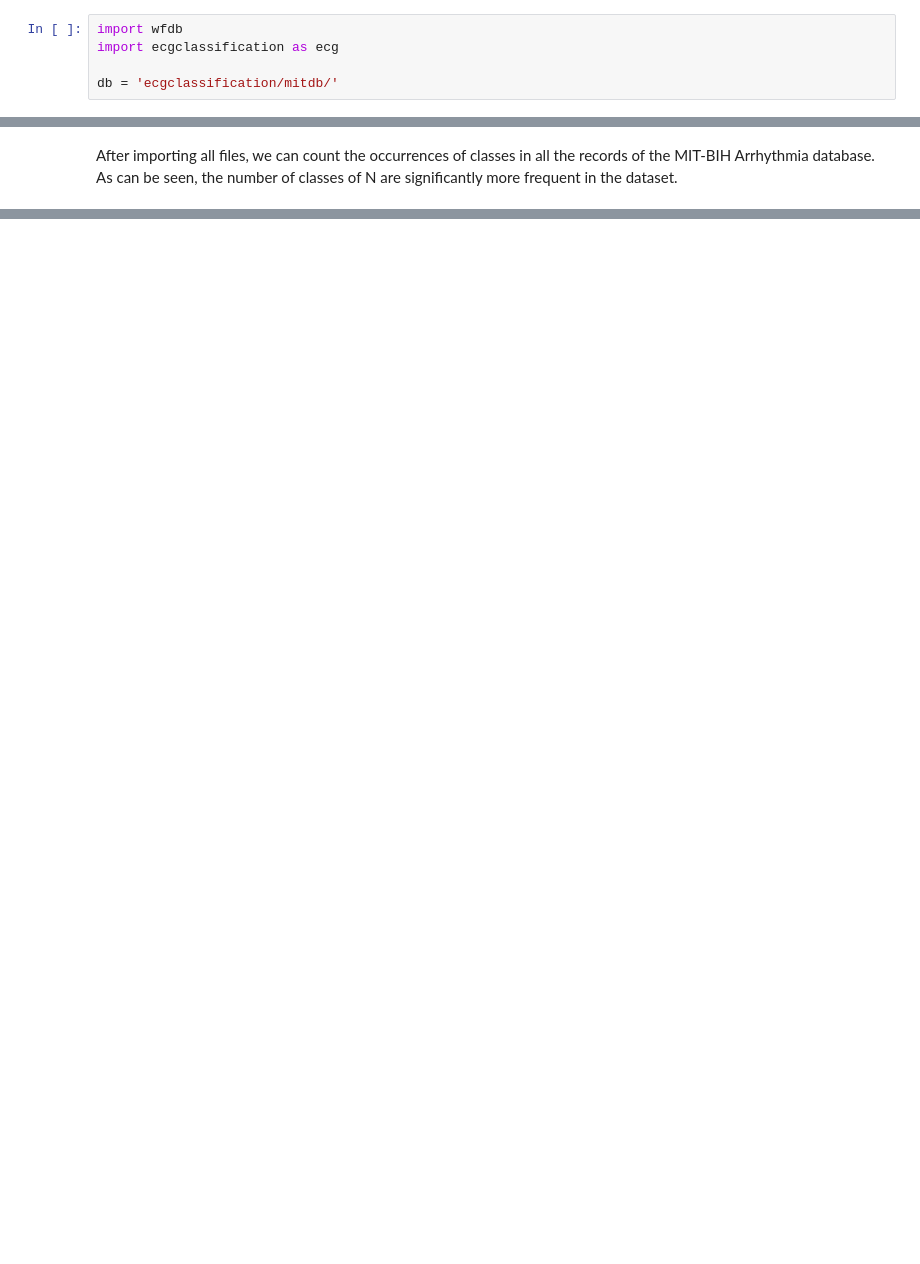
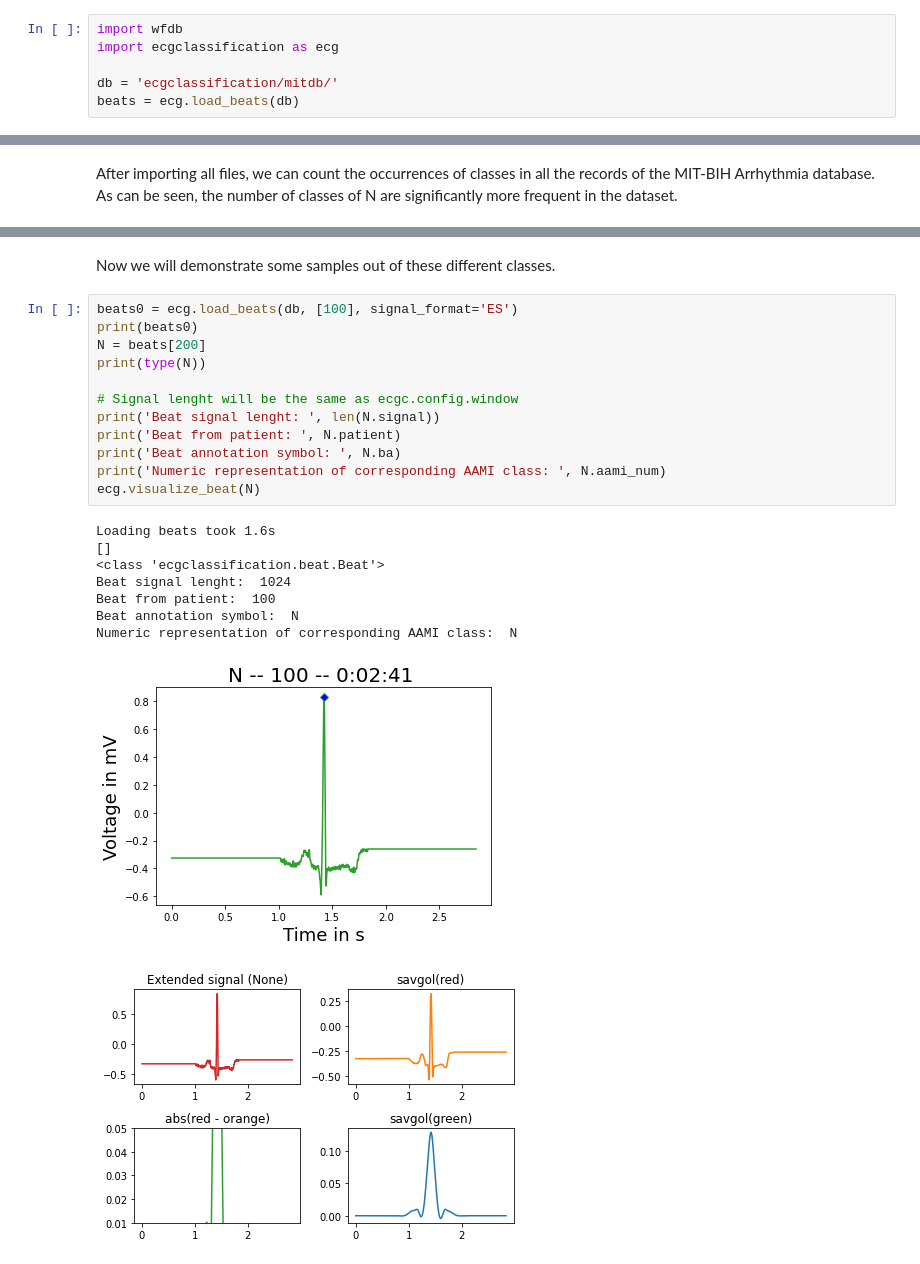
Before and after one commit to colynjonker/ecgclassification, a Jupyter notebook: data_analysis.ipynb, the cells around one changed output, grey strips where cells are left out. Cells and saved outputs as stored; diff of their text form; blank space fills up the shorter version.

```diff
--- a/data_analysis.ipynb
+++ b/data_analysis.ipynb
@@ -6,3 +6,4 @@ import wfdb
 import ecgclassification as ecg
 
 db = 'ecgclassification/mitdb/'
+beats = ecg.load_beats(db)
@@ -34,0 +53,24 @@ e        16
+# %% [markdown]
+Now we will demonstrate some samples out of these different classes.
+# %%
+beats0 = ecg.load_beats(db, [100], signal_format='ES')
+print(beats0)
+N = beats[200]
+print(type(N))
+
+# Signal lenght will be the same as ecgc.config.window
+print('Beat signal lenght: ', len(N.signal))
+print('Beat from patient: ', N.patient)
+print('Beat annotation symbol: ', N.ba)
+print('Numeric representation of corresponding AAMI class: ', N.aami_num)
+ecg.visualize_beat(N)
+# %% [output]
+Loading beats took 1.6s
+[]
+<class 'ecgclassification.beat.Beat'>
+Beat signal lenght:  1024
+Beat from patient:  100
+Beat annotation symbol:  N
+Numeric representation of corresponding AAMI class:  N
+[figure, added]
+[figure, added]
```
Also changed, not shown: parts of 4 cells of this notebook, 11 other files.
